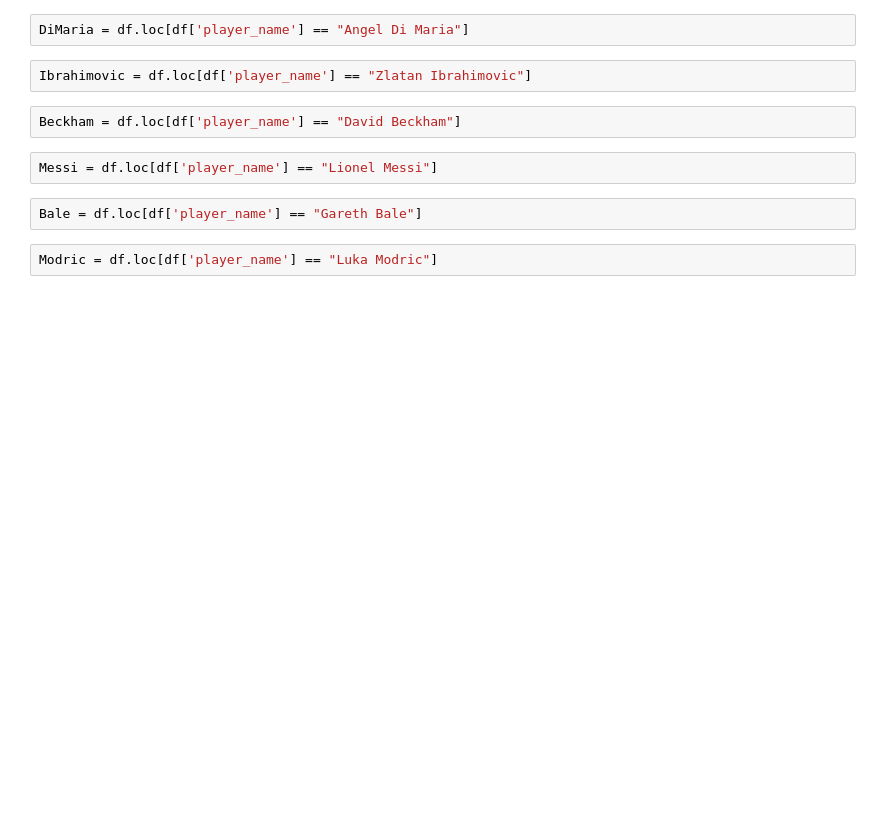
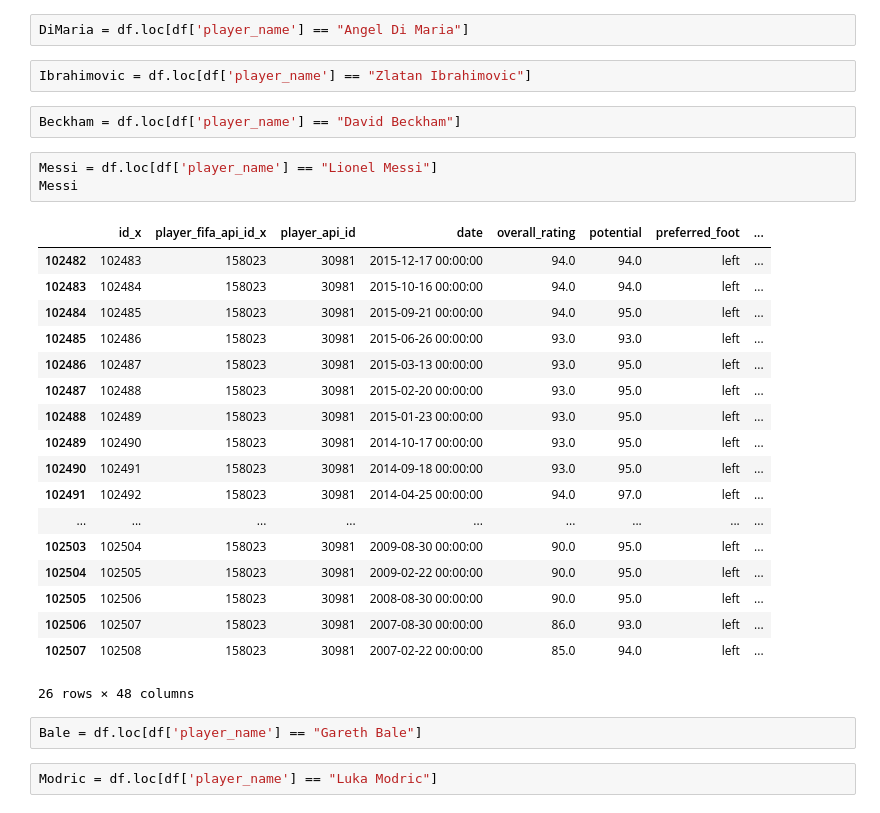
Before and after one commit to arditluzi1/DoppExercise2, a Jupyter notebook: notebooks/player_team_analysis.ipynb, the cells around one changed output. Saved outputs shown, nothing was run; the diff lists cells and outputs as text; blank space fills up the shorter version.

```diff
--- a/notebooks/player_team_analysis.ipynb
+++ b/notebooks/player_team_analysis.ipynb
@@ -182,6 +169,26 @@ Ibrahimovic = df.loc[df['player_name'] == "Zlatan Ibrahimovic"]
 Beckham = df.loc[df['player_name'] == "David Beckham"]
 # %%
 Messi = df.loc[df['player_name'] == "Lionel Messi"]
+Messi
+# %% [output]
+|  | id_x | player_fifa_api_id_x | player_api_id | date | overall_rating | potential | preferred_foot | ... |
+| 102482 | 102483 | 158023 | 30981 | 2015-12-17 00:00:00 | 94.0 | 94.0 | left | ... |
+| 102483 | 102484 | 158023 | 30981 | 2015-10-16 00:00:00 | 94.0 | 94.0 | left | ... |
+| 102484 | 102485 | 158023 | 30981 | 2015-09-21 00:00:00 | 94.0 | 95.0 | left | ... |
+| 102485 | 102486 | 158023 | 30981 | 2015-06-26 00:00:00 | 93.0 | 93.0 | left | ... |
+| 102486 | 102487 | 158023 | 30981 | 2015-03-13 00:00:00 | 93.0 | 95.0 | left | ... |
+| 102487 | 102488 | 158023 | 30981 | 2015-02-20 00:00:00 | 93.0 | 95.0 | left | ... |
+| 102488 | 102489 | 158023 | 30981 | 2015-01-23 00:00:00 | 93.0 | 95.0 | left | ... |
+| 102489 | 102490 | 158023 | 30981 | 2014-10-17 00:00:00 | 93.0 | 95.0 | left | ... |
+| 102490 | 102491 | 158023 | 30981 | 2014-09-18 00:00:00 | 93.0 | 95.0 | left | ... |
+| 102491 | 102492 | 158023 | 30981 | 2014-04-25 00:00:00 | 94.0 | 97.0 | left | ... |
+| ... | ... | ... | ... | ... | ... | ... | ... | ... |
+| 102503 | 102504 | 158023 | 30981 | 2009-08-30 00:00:00 | 90.0 | 95.0 | left | ... |
+| 102504 | 102505 | 158023 | 30981 | 2009-02-22 00:00:00 | 90.0 | 95.0 | left | ... |
+| 102505 | 102506 | 158023 | 30981 | 2008-08-30 00:00:00 | 90.0 | 95.0 | left | ... |
+| 102506 | 102507 | 158023 | 30981 | 2007-08-30 00:00:00 | 86.0 | 93.0 | left | ... |
+| 102507 | 102508 | 158023 | 30981 | 2007-02-22 00:00:00 | 85.0 | 94.0 | left | ... |
+26 rows × 48 columns
 # %%
 Bale = df.loc[df['player_name'] == "Gareth Bale"]
 # %%
```
Also changed, not shown: parts of 17 cells of this notebook.
